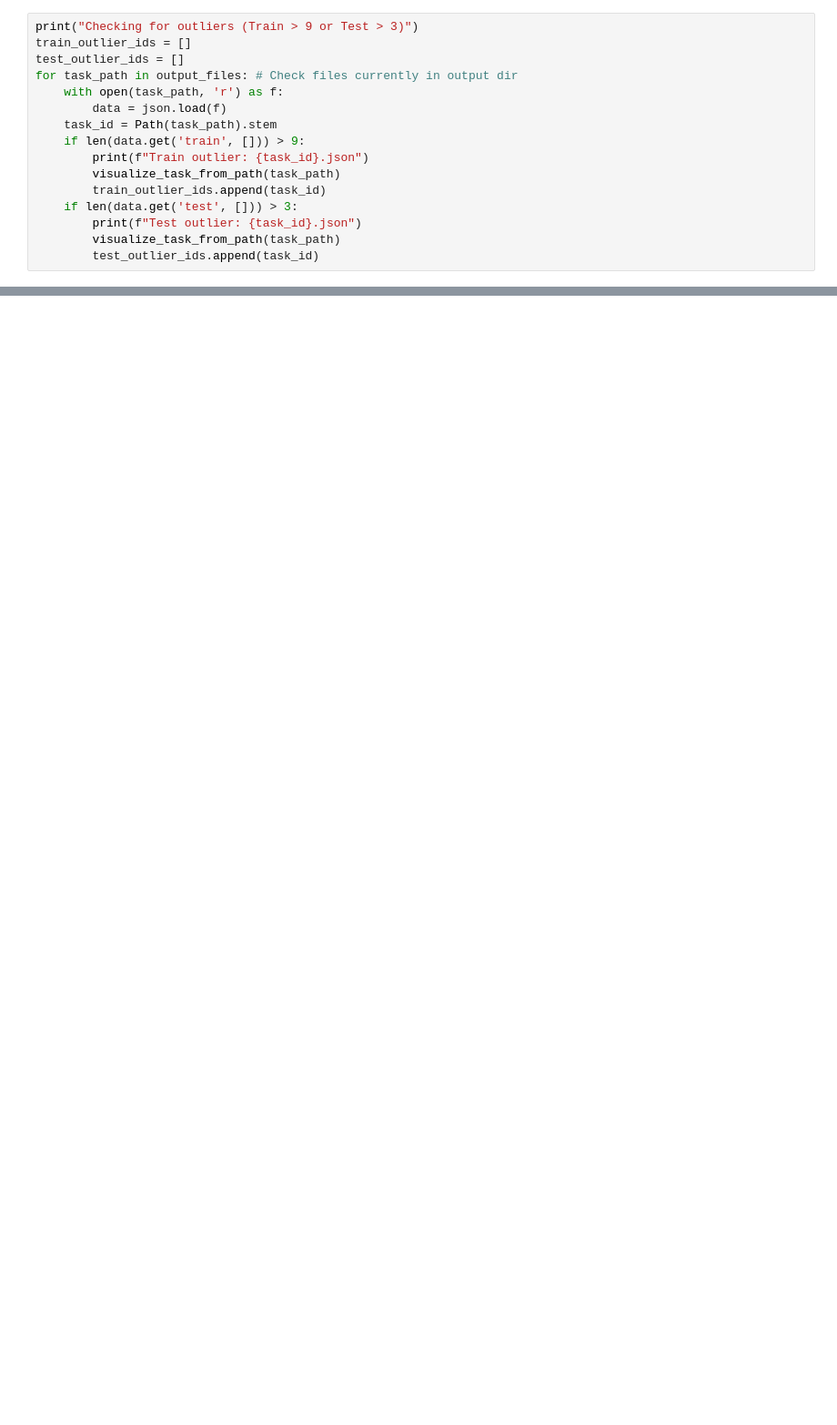
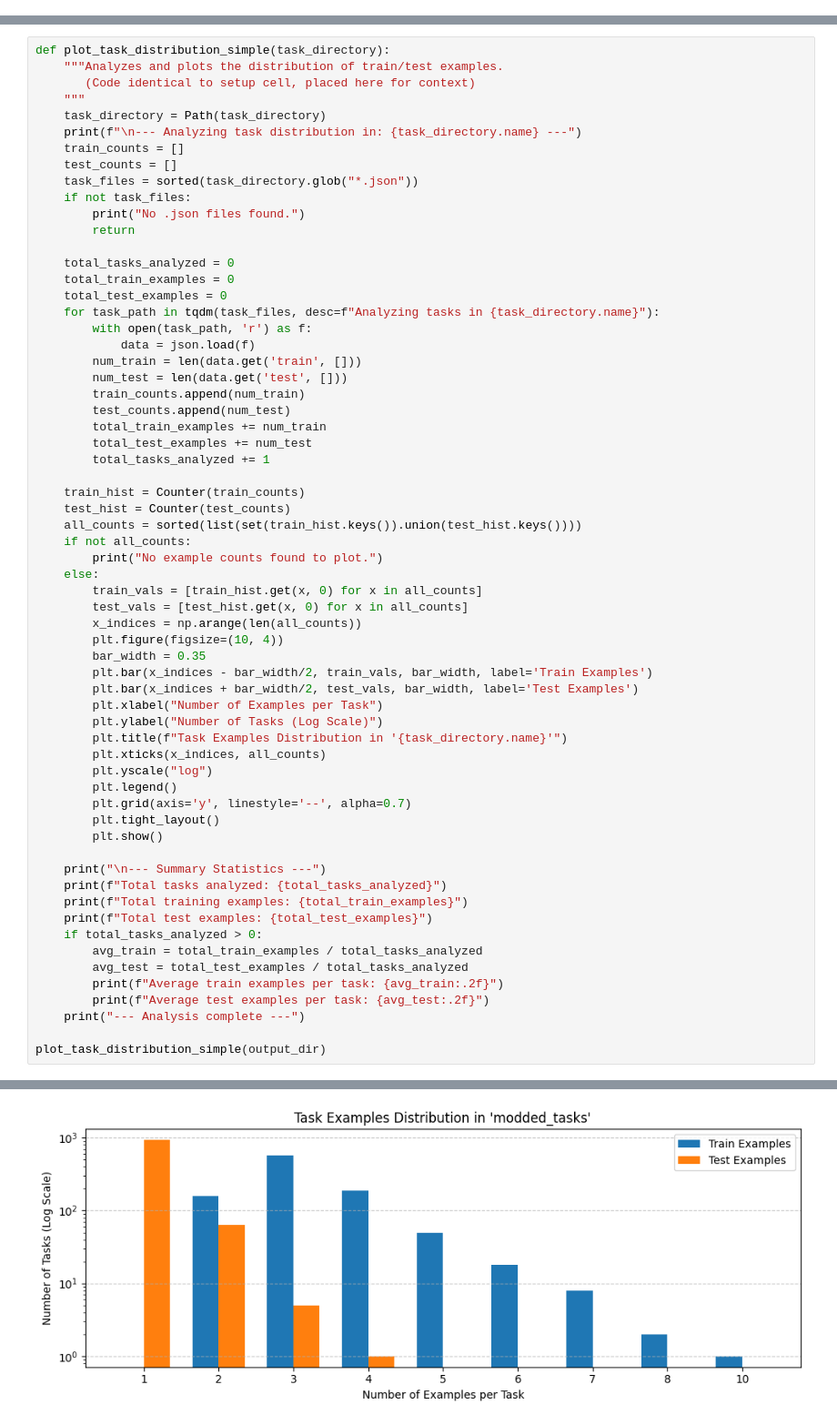
Before and after one commit to Lukhausen/Lepus, a Jupyter notebook: experimental/lukas/preprocessing/data_auguentation.ipynb, the cells around one changed output, grey strips where cells are left out. Shown at 91% size. Saved outputs shown, nothing was run; the diff lists cells and outputs as text; blank space fills up the shorter version.

```diff
--- a/experimental/lukas/preprocessing/data_auguentation.ipynb
+++ b/experimental/lukas/preprocessing/data_auguentation.ipynb
@@ -179,16 +0,0 @@ There are two outliers.. let's look at them manually, what's going on there?
-# %%
-print("Checking for outliers (Train > 9 or Test > 3)")
-train_outlier_ids = []
-test_outlier_ids = []
-for task_path in output_files: # Check files currently in output dir
-    with open(task_path, 'r') as f:
-        data = json.load(f)
-    task_id = Path(task_path).stem
-    if len(data.get('train', [])) > 9:
-        print(f"Train outlier: {task_id}.json")
-        visualize_task_from_path(task_path)
-        train_outlier_ids.append(task_id)
-    if len(data.get('test', [])) > 3:
-        print(f"Test outlier: {task_id}.json")
-        visualize_task_from_path(task_path)
-        test_outlier_ids.append(task_id)
@@ -563,0 +243,64 @@ visualize_task_variants("1f85a75f", "modded_tasks")
+# %%
+def plot_task_distribution_simple(task_directory):
+    """Analyzes and plots the distribution of train/test examples.
+       (Code identical to setup cell, placed here for context)
+    """
+    task_directory = Path(task_directory)
+    print(f"\n--- Analyzing task distribution in: {task_directory.name} ---")
+    train_counts = []
+    test_counts = []
+    task_files = sorted(task_directory.glob("*.json"))
+    if not task_files:
+        print("No .json files found.")
+        return
+
+    total_tasks_analyzed = 0
+    total_train_examples = 0
+    total_test_examples = 0
+    for task_path in tqdm(task_files, desc=f"Analyzing tasks in {task_directory.name}"):
+        with open(task_path, 'r') as f:
+            data = json.load(f)
+        num_train = len(data.get('train', []))
+        num_test = len(data.get('test', []))
+        train_counts.append(num_train)
+        test_counts.append(num_test)
+        total_train_examples += num_train
+        total_test_examples += num_test
+        total_tasks_analyzed += 1
+
+    train_hist = Counter(train_counts)
+    test_hist = Counter(test_counts)
+    all_counts = sorted(list(set(train_hist.keys()).union(test_hist.keys())))
+    if not all_counts:
+        print("No example counts found to plot.")
+    else:
+        train_vals = [train_hist.get(x, 0) for x in all_counts]
+        test_vals = [test_hist.get(x, 0) for x in all_counts]
+        x_indices = np.arange(len(all_counts))
+        plt.figure(figsize=(10, 4))
+        bar_width = 0.35
+        plt.bar(x_indices - bar_width/2, train_vals, bar_width, label='Train Examples')
+        plt.bar(x_indices + bar_width/2, test_vals, bar_width, label='Test Examples')
+        plt.xlabel("Number of Examples per Task")
+        plt.ylabel("Number of Tasks (Log Scale)")
+        plt.title(f"Task Examples Distribution in '{task_directory.name}'")
+        plt.xticks(x_indices, all_counts)
+        plt.yscale("log")
+        plt.legend()
+        plt.grid(axis='y', linestyle='--', alpha=0.7)
+        plt.tight_layout()
+        plt.show()
+
+    print("\n--- Summary Statistics ---")
+    print(f"Total tasks analyzed: {total_tasks_analyzed}")
+    print(f"Total training examples: {total_train_examples}")
+    print(f"Total test examples: {total_test_examples}")
+    if total_tasks_analyzed > 0:
+        avg_train = total_train_examples / total_tasks_analyzed
+        avg_test = total_test_examples / total_tasks_analyzed
+        print(f"Average train examples per task: {avg_train:.2f}")
+        print(f"Average test examples per task: {avg_test:.2f}")
+    print("--- Analysis complete ---")
+
+plot_task_distribution_simple(output_dir)
+# %% [output]
@@ -563,0 +308 @@ visualize_task_variants("1f85a75f", "modded_tasks")
+[figure, added]
```
Also changed, not shown: parts of 55 cells of this notebook, 12 other files.
